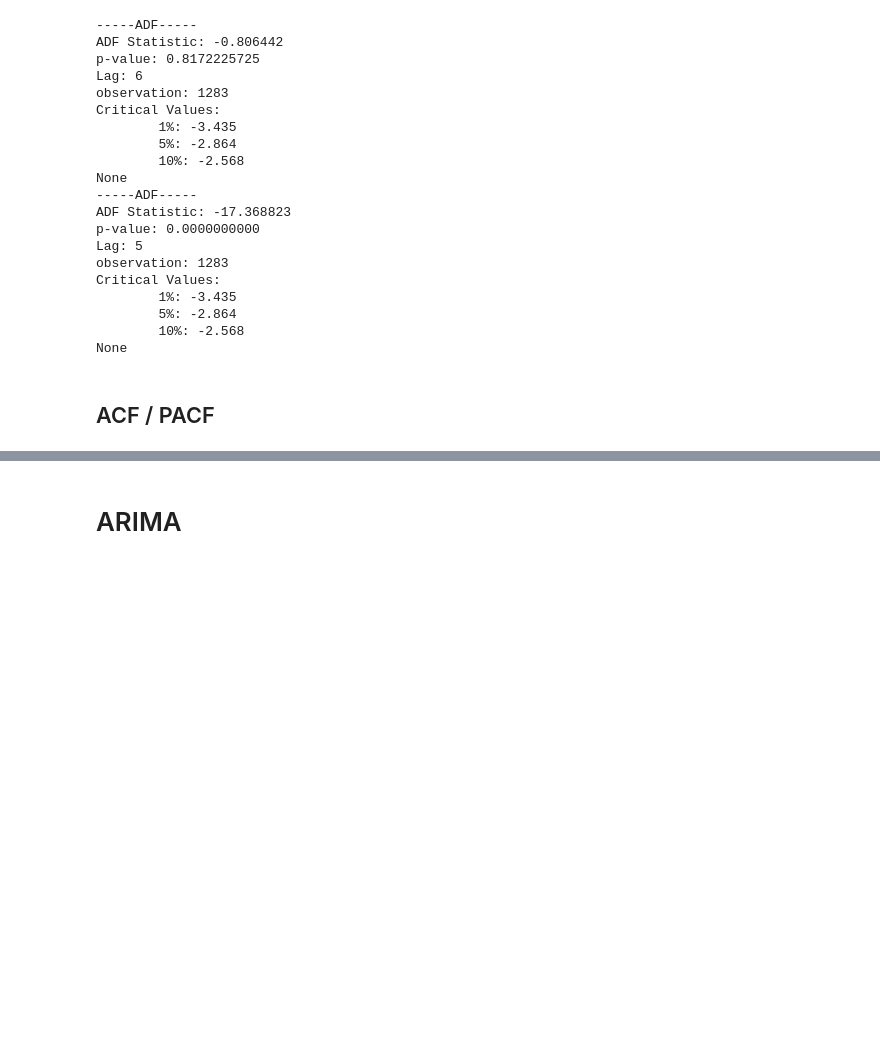
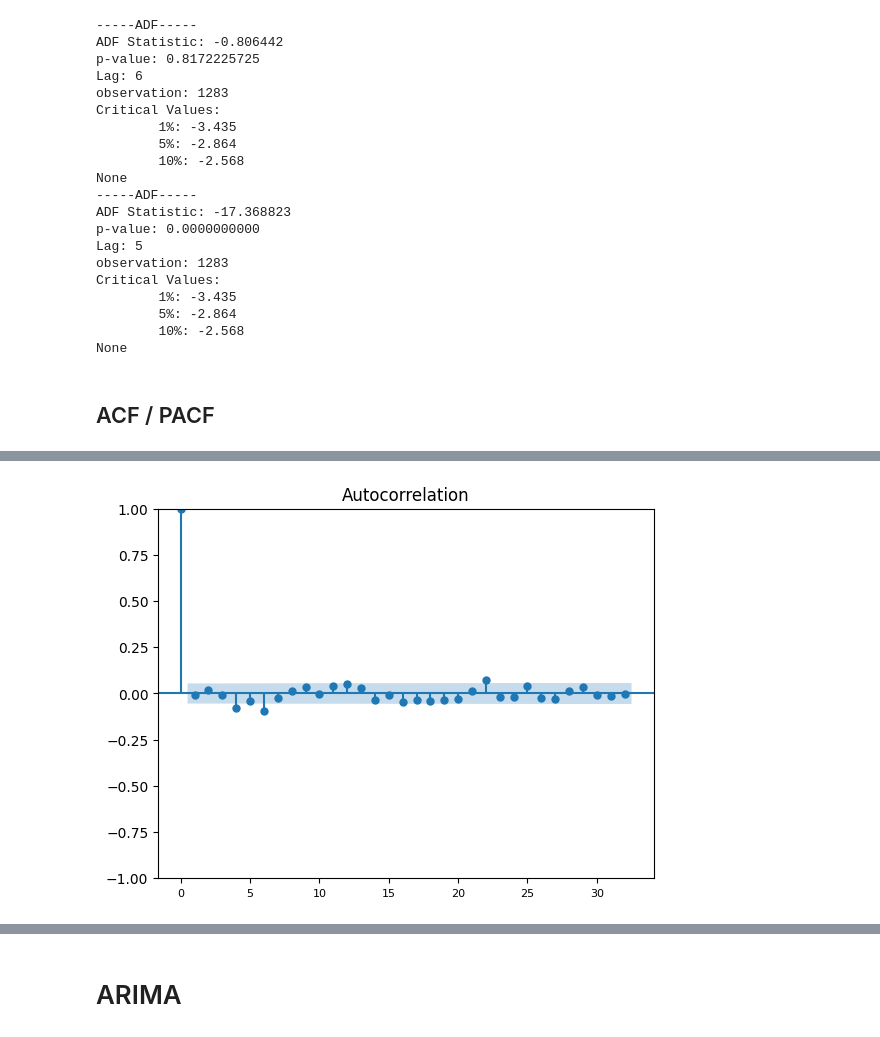
Before and after one commit to SLCFLAB/DL-Forecasting, a Jupyter notebook: 금융연수원/TimeSeriesPractice.ipynb, the cells around one changed output, grey strips where cells are left out. Cells and saved outputs as stored; diff of their text form; code cells hidden in the pictures; blank space fills up the shorter version.

```diff
--- a/금융연수원/TimeSeriesPractice.ipynb
+++ b/금융연수원/TimeSeriesPractice.ipynb
@@ -454,0 +305,5 @@ pacf_plot(diff, 20)
+# %%
+plot_acf(diff)
+plt.show()
+# %% [output]
+[figure, added]
```
Also changed, not shown: parts of 28 cells of this notebook.
